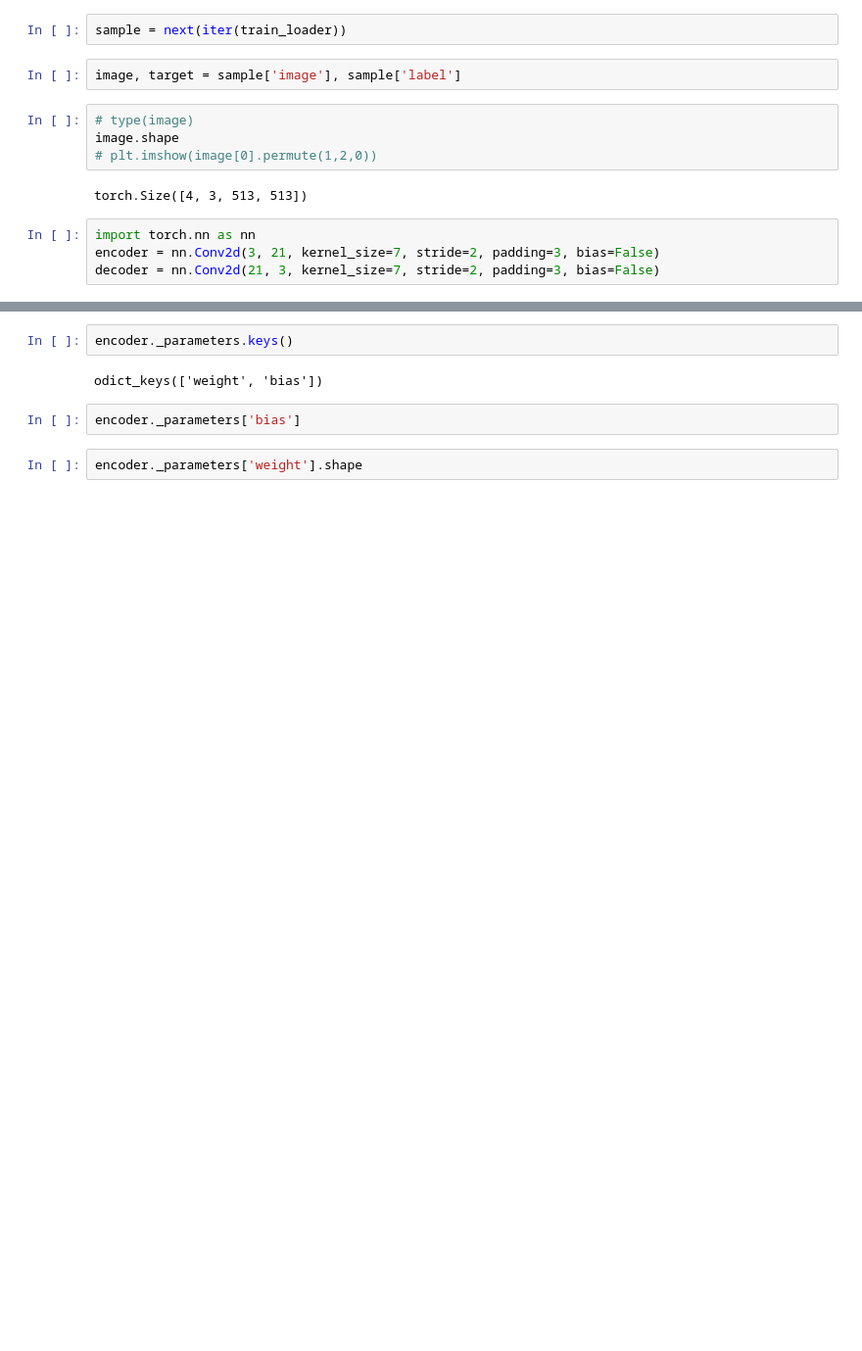
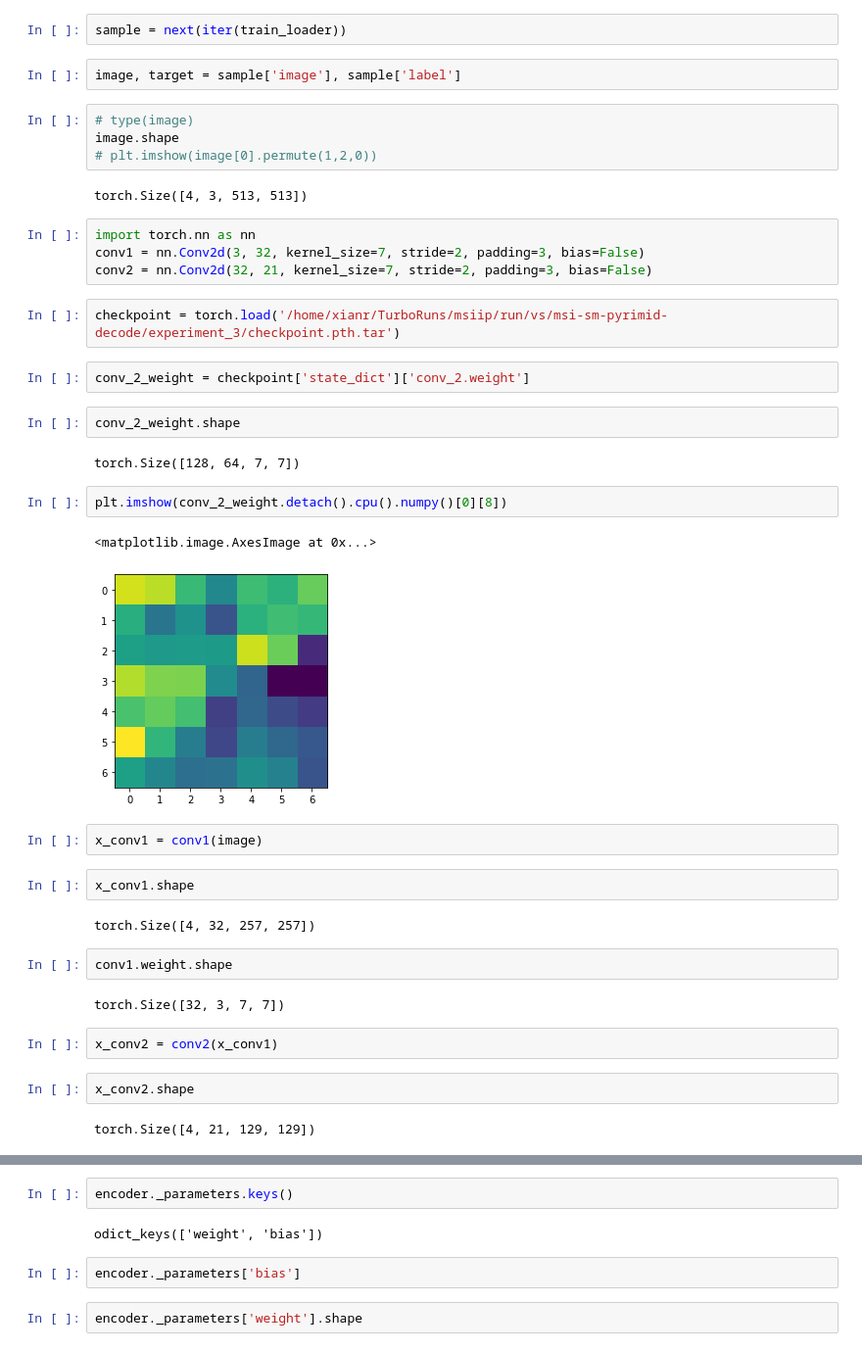
Before and after one commit to xianpf/diaries, a Jupyter notebook: 190829_msismpdl-direct-decode.ipynb, the cells around one changed output, grey strips where cells are left out. Shown at 98% size. Cells and saved outputs as stored; diff of their text form; blank space fills up the shorter version.

```diff
--- a/190829_msismpdl-direct-decode.ipynb
+++ b/190829_msismpdl-direct-decode.ipynb
@@ -54,5 +54,34 @@ image.shape
 torch.Size([4, 3, 513, 513])
 # %%
 import torch.nn as nn
-encoder = nn.Conv2d(3, 21, kernel_size=7, stride=2, padding=3, bias=False)
-decoder = nn.Conv2d(21, 3, kernel_size=7, stride=2, padding=3, bias=False)
+conv1 = nn.Conv2d(3, 32, kernel_size=7, stride=2, padding=3, bias=False)
+conv2 = nn.Conv2d(32, 21, kernel_size=7, stride=2, padding=3, bias=False)
+# %%
+checkpoint = torch.load('/home/xianr/TurboRuns/msiip/run/vs/msi-sm-pyrimid-decode/experiment_3/checkpoint.pth.tar')
+# %%
+conv_2_weight = checkpoint['state_dict']['conv_2.weight']
+# %%
+conv_2_weight.shape
+# %% [output]
+torch.Size([128, 64, 7, 7])
+# %%
+plt.imshow(conv_2_weight.detach().cpu().numpy()[0][8])
+# %% [output]
+<matplotlib.image.AxesImage at 0x...>
+[figure, added]
+# %%
+x_conv1 = conv1(image)
+# %%
+x_conv1.shape
+# %% [output]
+torch.Size([4, 32, 257, 257])
+# %%
+conv1.weight.shape
+# %% [output]
+torch.Size([32, 3, 7, 7])
+# %%
+x_conv2 = conv2(x_conv1)
+# %%
+x_conv2.shape
+# %% [output]
+torch.Size([4, 21, 129, 129])
```
Also changed, not shown: parts of 12 cells of this notebook.
